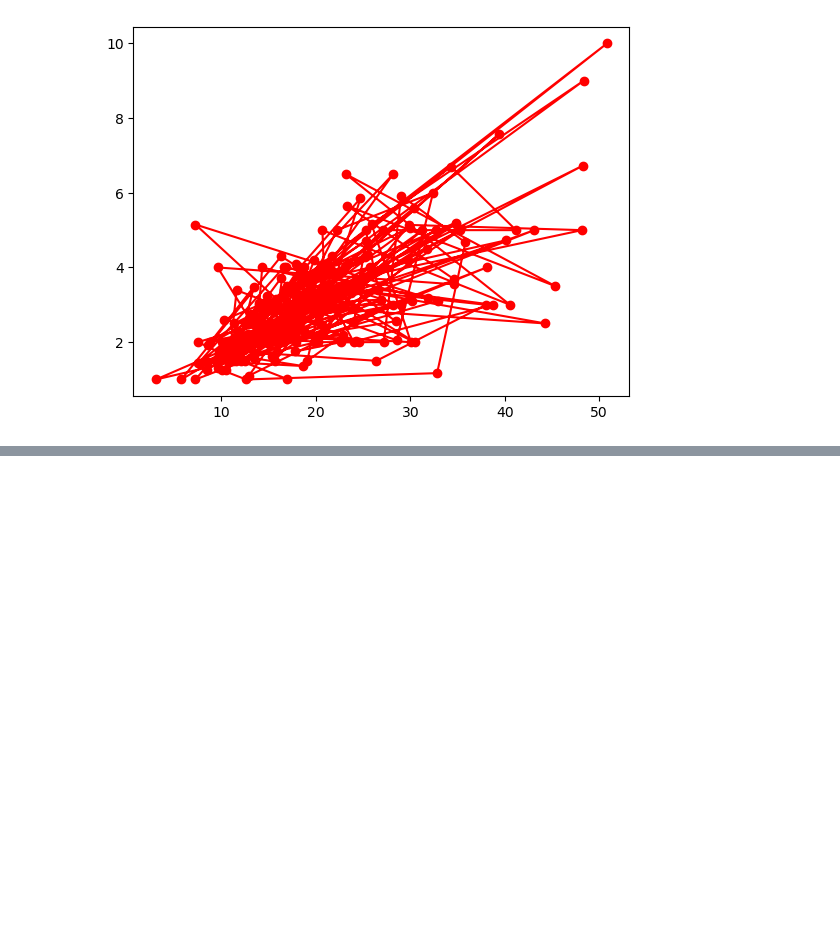
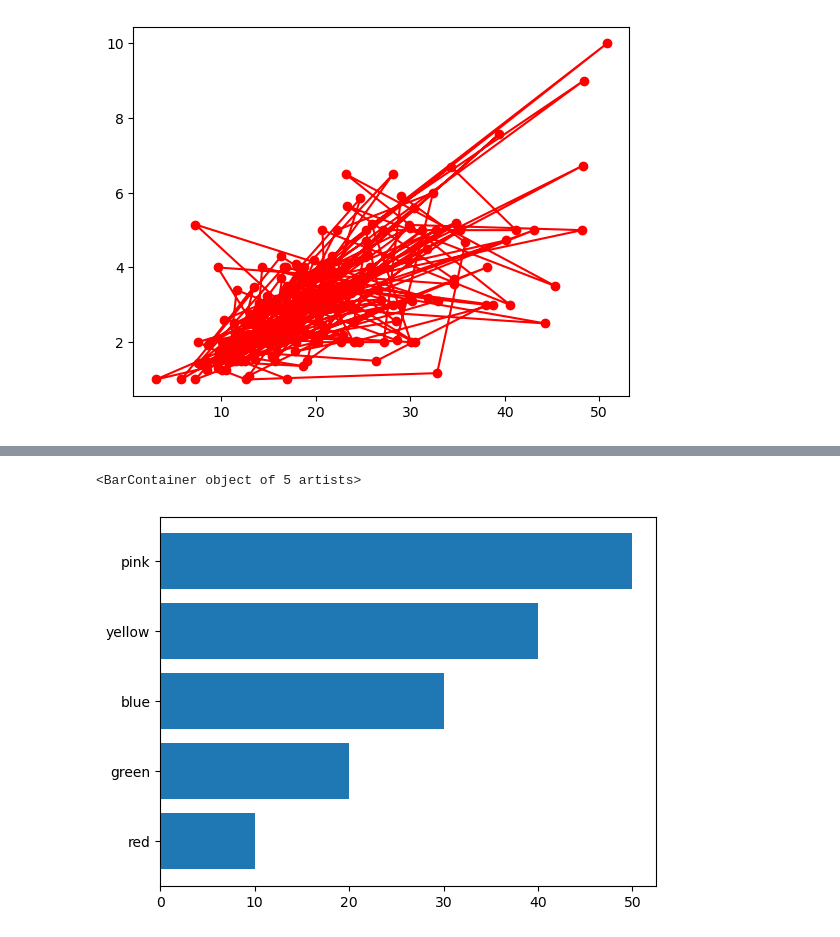
Before and after one commit to KhanUzeb/Data-Science, a Jupyter notebook: Matplotlib/Matplotlib1.ipynb, the cells around one changed output, grey strips where cells are left out. Cells and saved outputs as stored; diff of their text form; code cells hidden in the pictures; blank space fills up the shorter version.

```diff
--- a/Matplotlib/Matplotlib1.ipynb
+++ b/Matplotlib/Matplotlib1.ipynb
@@ -166,0 +180,8 @@ plt.plot(tips['total_bill'],tips['tip'],color='red',marker='o')
+# %%
+#horizontal bar chart
+children=[10,20,30,40,50]
+colors=['red','green','blue','yellow','pink']
+plt.barh(colors,children)
+# %% [output]
+<BarContainer object of 5 artists>
+[figure, added]
```
Also changed, not shown: parts of 21 cells of this notebook, 1 other file.
